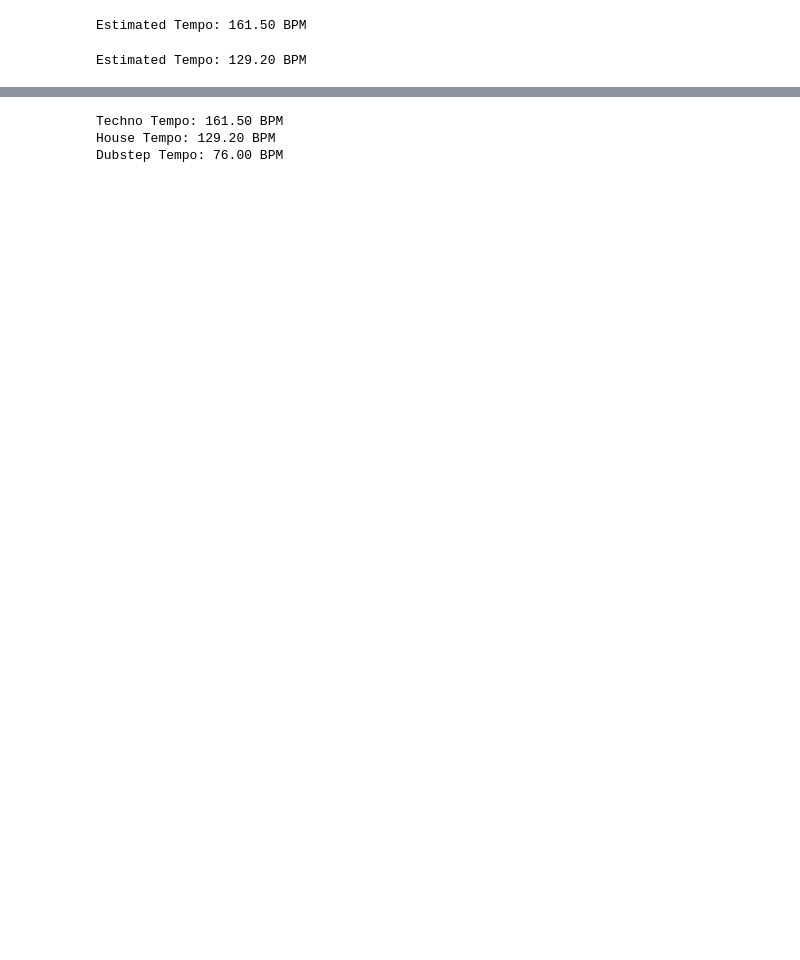
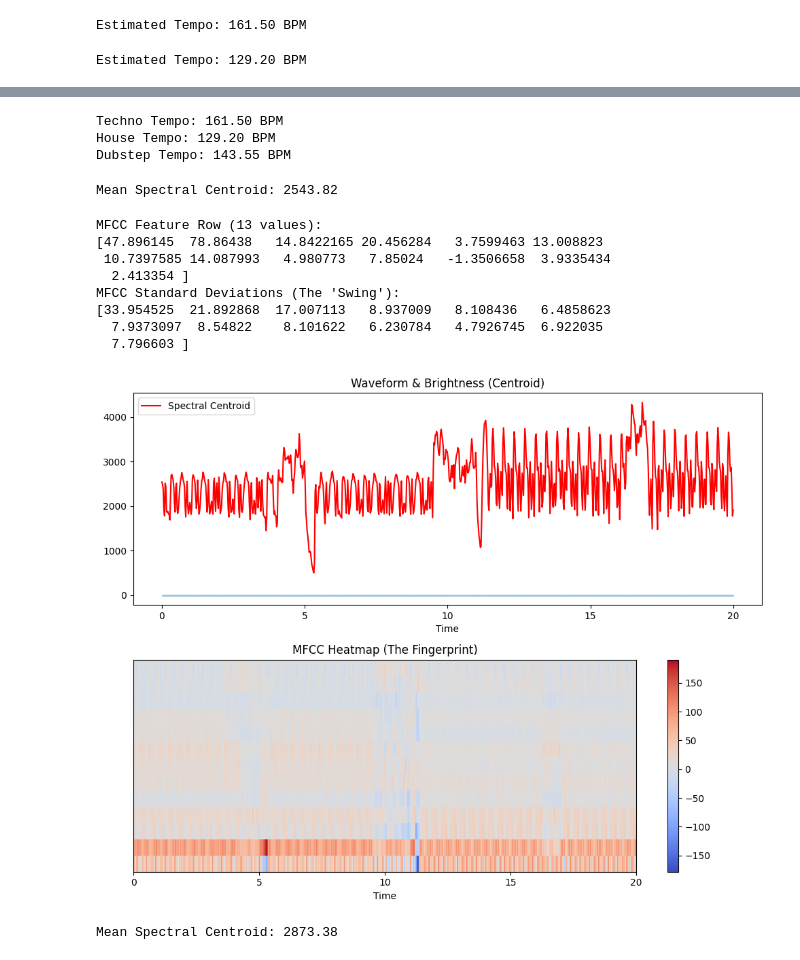
Before and after one commit to rifoss/edm-subgenre-classifier, a Jupyter notebook: notebooks/04_audio_feature_exploration.ipynb, the cells around one changed output, grey strips where cells are left out. Drawn from its saved outputs; the diff is of its cells as text; code cells hidden in the pictures; blank space fills up the shorter version.

Commit message:
Day 25: Extracted Spectral Centroid and MFCC

```diff
--- a/notebooks/04_audio_feature_exploration.ipynb
+++ b/notebooks/04_audio_feature_exploration.ipynb
@@ -101,9 +101,73 @@ genres = {'Techno': techno_file, 'House': house_file, 'Dubstep': dubstep_file}
 
 for name, path in genres.items():
     audio, rate = librosa.load(path, offset=60, duration=20)
-    t, _ = librosa.beat.beat_track(y=audio, sr=rate)
-    print(f"{name} Tempo: {t.item():.2f} BPM")
+    t_a, _ = librosa.beat.beat_track(y=audio, sr=rate)
+    print(f"{name} Tempo: {t_a.item():.2f} BPM")
 # %% [output]
 Techno Tempo: 161.50 BPM
 House Tempo: 129.20 BPM
-Dubstep Tempo: 76.00 BPM
+Dubstep Tempo: 143.55 BPM
+# %%
+# Calculate Spectral Centroid - Techno
+spectral_centroids = librosa.feature.spectral_centroid(y=t, sr=sr_t)[0]
+
+# Calculate the mean so we have one single number for the track
+mean_spectral_centroid = np.mean(spectral_centroids)
+print(f"Mean Spectral Centroid: {mean_spectral_centroid:.2f}")
+# %% [output]
+Mean Spectral Centroid: 2543.82
+# %%
+# Extract 12 MFCCs - Techno
+mfccs = librosa.feature.mfcc(y=t, sr=sr_t, n_mfcc=13)
+
+# Take the average of each coefficient across time
+# Result: A list of 13 numbers representing the song's DNA
+mfccs_mean = np.mean(mfccs, axis=1)
+
+print("MFCC Feature Row (13 values):")
+print(mfccs_mean)
+
+# Calculate the 'Swing' (Standard Deviation)
+mfccs_std = np.std(mfccs, axis=1)
+
+print("MFCC Standard Deviations (The 'Swing'):")
+print(mfccs_std)
+
+plt.figure(figsize=(10, 8))
+
+# Subplot 1: Waveform + Centroid
+plt.subplot(2, 1, 1)
+frames = range(len(spectral_centroids))
+ta = librosa.frames_to_time(frames)
+librosa.display.waveshow(t, sr=sr_t, alpha=0.4)
+plt.plot(ta, spectral_centroids, color='r', label='Spectral Centroid')
+plt.title("Waveform & Brightness (Centroid)")
+plt.legend()
+
+# Subplot 2: MFCC Heatmap
+plt.subplot(2, 1, 2)
+librosa.display.specshow(mfccs, x_axis='time', sr=sr_t)
+plt.colorbar()
+plt.title('MFCC Heatmap (The Fingerprint)')
+
+plt.tight_layout()
+plt.show()
+# %% [output]
+MFCC Feature Row (13 values):
+[47.896145  78.86438   14.8422165 20.456284   3.7599463 13.008823
+ 10.7397585 14.087993   4.980773   7.85024   -1.3506658  3.9335434
+  2.413354 ]
+MFCC Standard Deviations (The 'Swing'):
+[33.954525  21.892868  17.007113   8.937009   8.108436   6.4858623
+  7.9373097  8.54822    8.101622   6.230784   4.7926745  6.922035
+  7.796603 ]
+[figure, added]
+# %%
+# Calculate Spectral Centroid - House
+spectral_centroids = librosa.feature.spectral_centroid(y=h, sr=sr_h)[0]
+
+# Calculate the mean so we have one single number for the track
+mean_spectral_centroid = np.mean(spectral_centroids)
+print(f"Mean Spectral Centroid: {mean_spectral_centroid:.2f}")
+# %% [output]
+Mean Spectral Centroid: 2873.38
```
Also changed, not shown: parts of 7 cells of this notebook.
